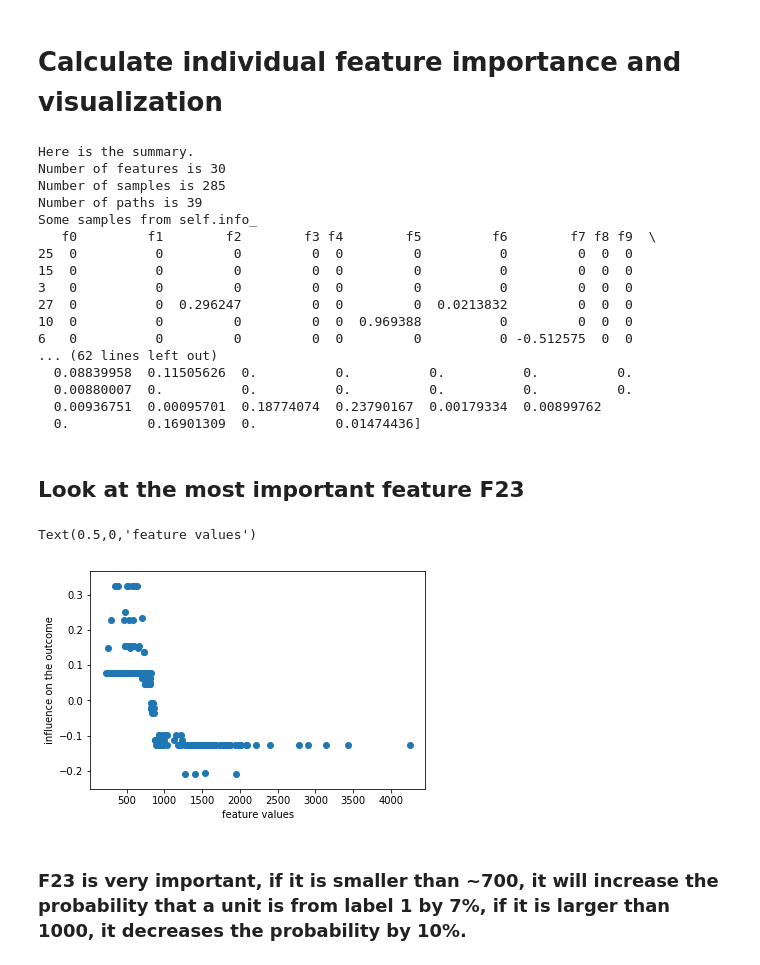
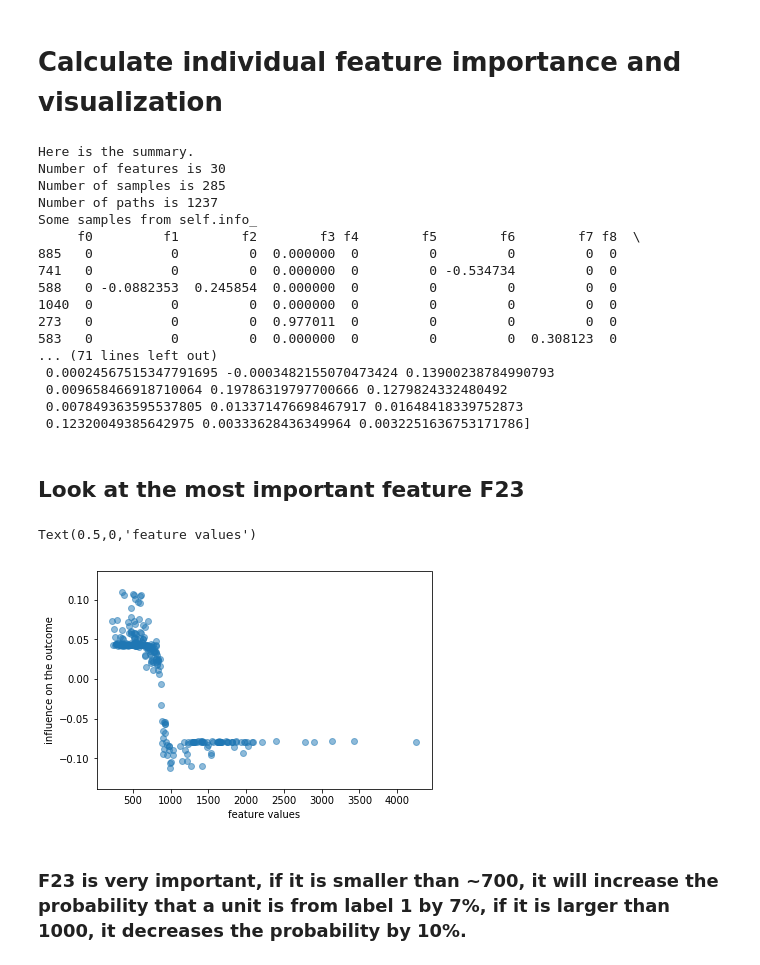
Before and after one commit to shifwang/RFmicroscope, a Jupyter notebook: demos/breast_cancer_example.ipynb, the cells around one changed output. Drawn from its saved outputs; the diff is of its cells as text; code cells hidden in the pictures.

```diff
--- a/demos/breast_cancer_example.ipynb
+++ b/demos/breast_cancer_example.ipynb
@@ -19,7 +19,7 @@ X_train, X_test, y_train, y_test = train_test_split(
     raw_data.data, raw_data.target, train_size=0.5,
     random_state=2017)
 rf = RandomForestClassifier(
-    n_estimators=10, random_state=1231, max_depth = 2, bootstrap=True)
+    n_estimators=100, random_state=1231, bootstrap=True)
 rf.fit(X=X_train, y=y_train)
 #print(rf.estimators_[0].tree_.value[0])
 b = ForestReader()
@@ -33,29 +33,29 @@ print(feature_importances_)
 Here is the summary.
 Number of features is 30
 Number of samples is 285
-Number of paths is 39
+Number of paths is 1237
 Some samples from self.info_
-   f0         f1        f2        f3 f4        f5         f6        f7 f8 f9  \
-25  0          0         0         0  0         0          0         0  0  0
-15  0          0         0         0  0         0          0         0  0  0
-3   0          0         0         0  0         0          0         0  0  0
-27  0          0  0.296247         0  0         0  0.0213832         0  0  0
-10  0          0         0         0  0  0.969388          0         0  0  0
-6   0          0         0         0  0         0          0 -0.512575  0  0
-... (62 lines left out)
-  0.08839958  0.11505626  0.          0.          0.          0.          0.
-  0.00880007  0.          0.          0.          0.          0.          0.
-  0.00936751  0.00095701  0.18774074  0.23790167  0.00179334  0.00899762
-  0.          0.16901309  0.          0.01474436]
+     f0         f1        f2        f3 f4        f5        f6        f7 f8  \
+885   0          0         0  0.000000  0         0         0         0  0
+741   0          0         0  0.000000  0         0 -0.534734         0  0
+588   0 -0.0882353  0.245854  0.000000  0         0         0         0  0
+1040  0          0         0  0.000000  0         0         0         0  0
+273   0          0         0  0.977011  0         0         0         0  0
+583   0          0         0  0.000000  0         0         0  0.308123  0
+... (71 lines left out)
+ 0.00024567515347791695 -0.0003482155070473424 0.13900238784990793
+ 0.009658466918710064 0.19786319797700666 0.1279824332480492
+ 0.007849363595537805 0.013371476698467917 0.01648418339752873
+ 0.12320049385642975 0.00333628436349964 0.0032251636753171786]
 # %% [markdown]
 ## Look at the most important feature F23
 # %%
-plt.scatter(X_test[:,23], out.loc[:,'f23'])
+plt.scatter(X_test[:,23], out.loc[:,'f23'], alpha=.5)
 plt.ylabel('influence on the outcome')
 plt.xlabel('feature values')
 # %% [output]
 Text(0.5,0,'feature values')
-[figure, old version]
+[figure, new version]
 # %% [markdown]
 ### F23 is very important, if it is smaller than ~700, it will increase the probability that a unit is from label 1 by 7%, if it is larger than 1000, it decreases the probability by 10%.
 # %% [markdown]
```
Also changed, not shown: parts of 1 cell of this notebook, 2 other files.
